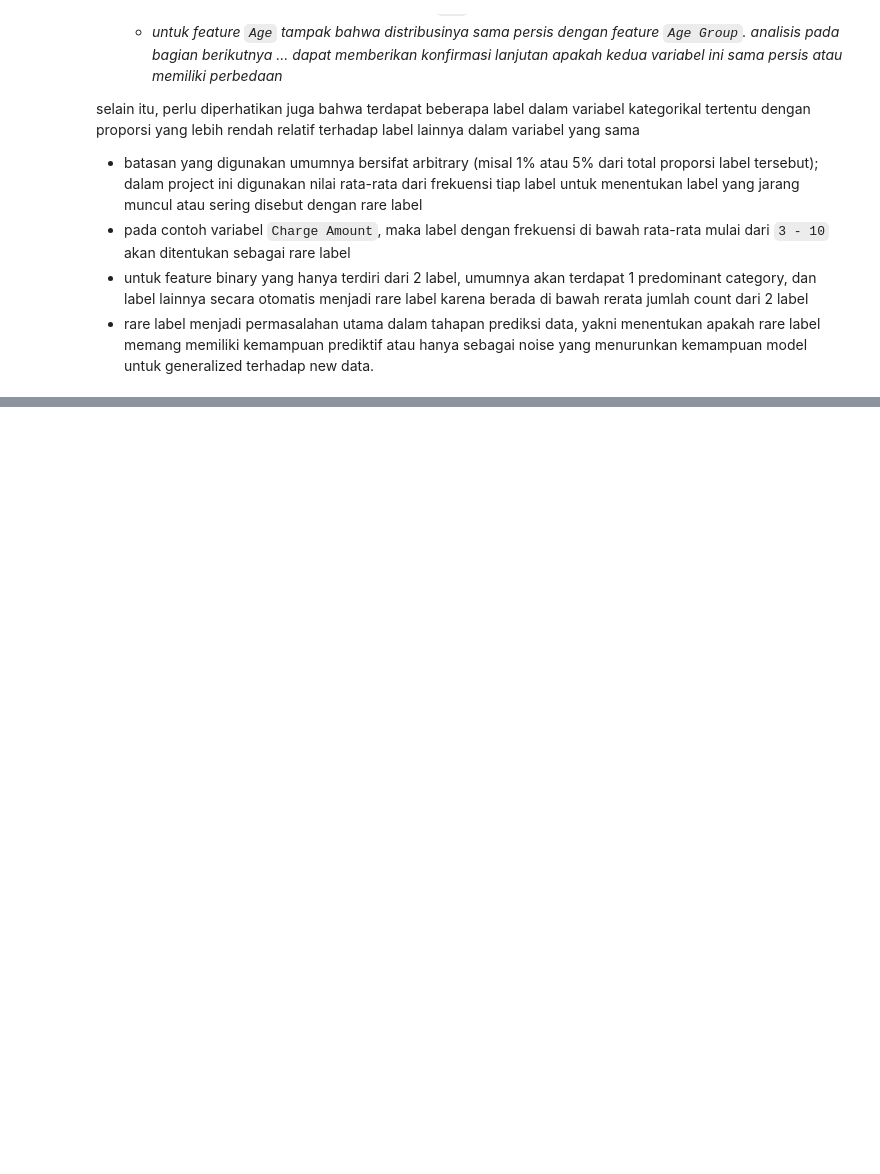
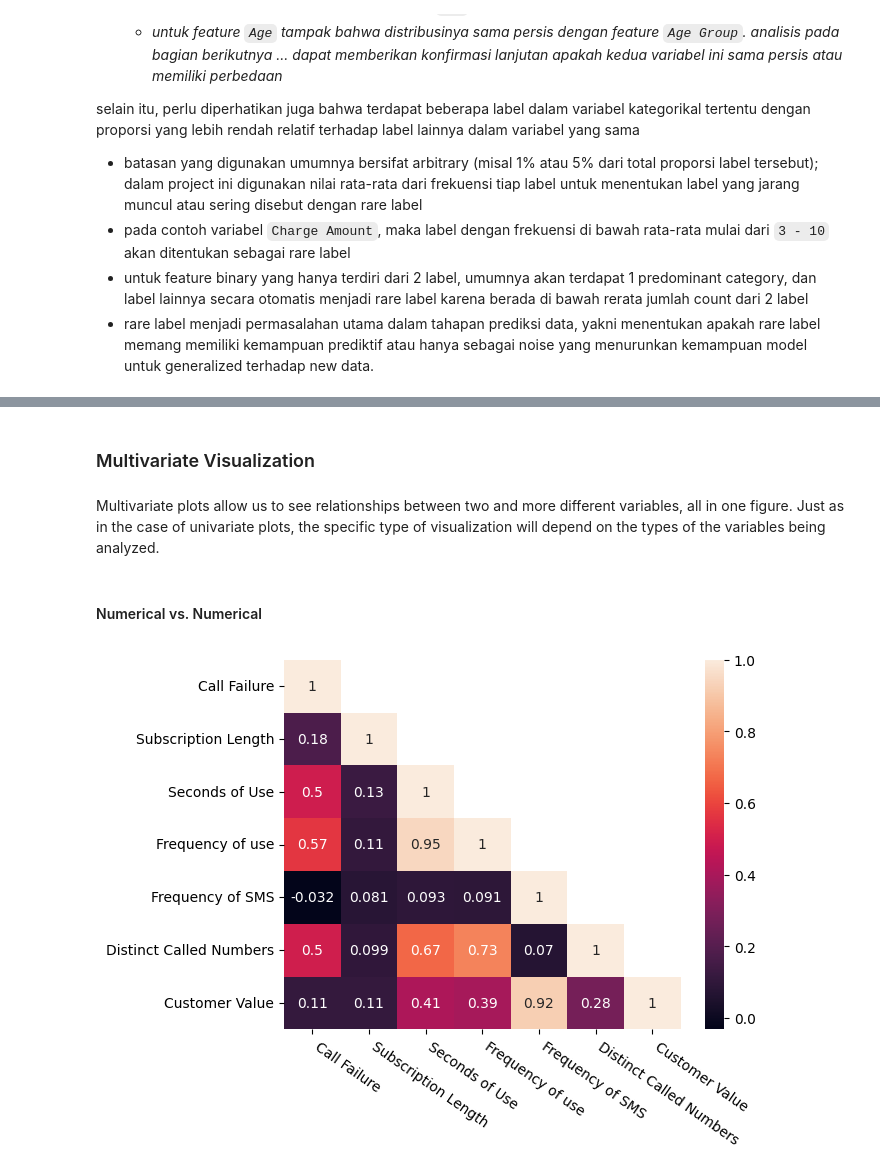
Before and after one commit to garudapaksi-yusuf/Iranian_Telecom_Churn, a Jupyter notebook: notebook/notebook.ipynb, the cells around one changed output, grey strips where cells are left out. Saved outputs shown, nothing was run; the diff lists cells and outputs as text; code cells hidden in the pictures; blank space fills up the shorter version.

```diff
--- a/notebook/notebook.ipynb
+++ b/notebook/notebook.ipynb
@@ -636,0 +707,32 @@ selain itu, perlu diperhatikan juga bahwa terdapat beberapa label dalam variabel
+# %% [markdown]
+### Multivariate Visualization
+# %% [markdown]
+Multivariate plots allow us to see relationships between two and more different variables, all in one figure. Just as in the case of univariate plots, the specific type of visualization will depend on the types of the variables being analyzed.
+# %% [markdown]
+#### Numerical vs. Numerical
+# %%
+import numpy as np
+
+correlation_matrix = numerical_features.corr(
+    method="pearson",
+    numeric_only=True
+)
+
+mask = np.triu(np.ones_like(a=correlation_matrix))
+np.fill_diagonal(a=mask, val=False)
+
+axes = sns.heatmap(
+    data=correlation_matrix,
+    annot=True,
+    mask=mask
+)
+
+plt.setp(
+    obj=axes.xaxis.get_majorticklabels(),
+    rotation=-35,
+    ha='left'
+)
+
+plt.show()
+# %% [output]
+[figure, added]
```
Also changed, not shown: parts of 14 cells of this notebook.
